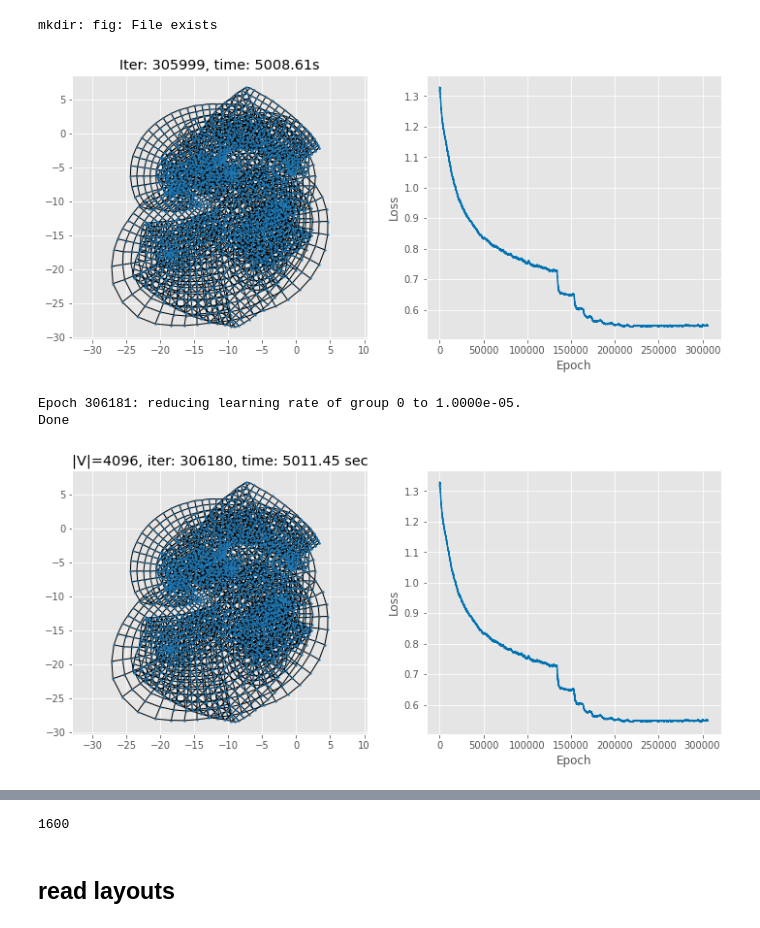
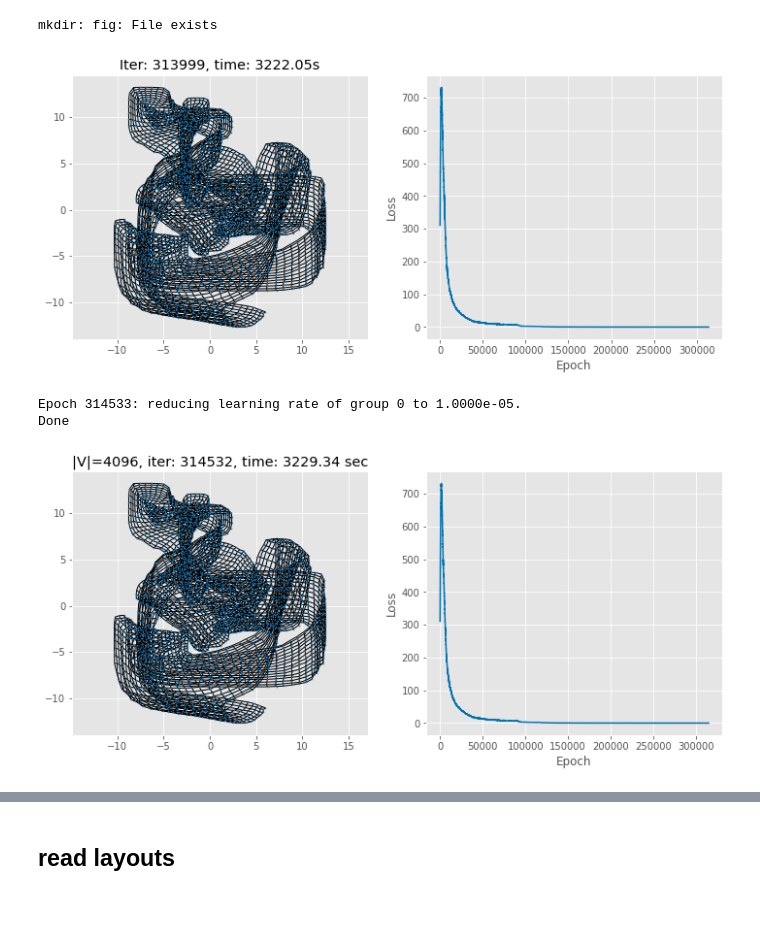
Before and after one commit to tiga1231/graph-drawing, a Jupyter notebook: runtime-analysis.ipynb, the cells around one changed output, grey strips where cells are left out. Saved outputs shown, nothing was run; the diff lists cells and outputs as text; code cells hidden in the pictures.

```diff
--- a/runtime-analysis.ipynb
+++ b/runtime-analysis.ipynb
@@ -74,18 +79,21 @@ minLR = 1e-5
 maxSampleSize = 256
 
 # for depth in range(3,11+1):## trees
-# for depth in range(1,8+1):## grids
-for depth in range(7,9):## grids
+for depth in range(1,8+1):## grids
+# for depth in range(6,8+1):
+
 # for depth in [3,4,5,]:## debug
 
+#     graphName, G = f'balanced_tree_2_{depth}', nx.balanced_tree(2,depth)
+    graphName, G = f'grid_2d_graph_16_{int(2**depth)}', nx.grid_2d_graph(16,int(2**depth))
+
+
+
+
     totalTime = 0
-    print('generating graph', end=' ')
-    graphName, G = f'grid_2d_graph_16_{int(2**depth)}', nx.grid_2d_graph(16,int(2**depth))
-#     graphName, G = f'balanced_tree_2_{depth}', nx.balanced_tree(2,depth)
-    print(f'of {len(G)} nodes')
-
-    print('Calculating all pairs shortest path', end='...')
+    print(f'Calculating all pairs shortest path of {len(G)} nodes', end='...')
     t0 = time.time()
+    maxDegree = max(dict(G.degree).values())
     D, k2i = utils.dict2tensor(dict(nx.all_pairs_shortest_path_length(G)))
     adj,_ = utils.dict2tensor(dict(G.adjacency()), fill=1, device=device)
     i2k = {i:k for k,i in k2i.items()}
@@ -105,12 +113,15 @@ for depth in range(7,9):## grids
 
 #     optimizer = optim.SGD([pos], lr=0.05, momentum=0.9, nesterov=True)
     optimizer = optim.RMSprop([pos], lr=0.1)
+
 #     patience = np.ceil(np.log2(len(G)))*100
 #     patience = max(100, int(len(G)/sampleSize)*100)##for trees
     patience = max(100, int(len(G)/sampleSize)*300)
+
 #     scheduler = None
     scheduler = optim.lr_scheduler.ReduceLROnPlateau(optimizer, factor=0.7, patience=patience,
-#                                                      threshold = 0.001, threshold_mode='abs',
+#                                                      threshold = 0.001, threshold_mode='abs', ## gabriel or edge uniformity
+#                                                      threshold = 0.01, threshold_mode='abs', ## crossings
                                                      min_lr=minLR, verbose=True)
 
     iterBar = tqdm(range(niter))
@@ -122,18 +133,16 @@ for depth in range(7,9):## grids
         t0 = time.time()
         optimizer.zero_grad()
 
-        criterionName = 'neighborhood_preseration'
+        criterionName = 'gabriel'
 #         loss = C.stress(pos, D, W, sampleSize)
-        loss = C.neighborhood_preseration(pos, G, adj, k2i, i2k, n_roots=2, depth_limit=2)
 #         loss = C.edge_uniformity(pos, G, k2i, sampleSize-1)
+#         loss = C.neighborhood_preseration(pos, G, adj, k2i, i2k, n_roots=2, depth_limit=2)
+#         loss = C.crossings(pos, G, k2i, niter=15, reg_coef=0.1, sampleSize=sampleSize)
+#         loss = C.crossing_angle_maximization(pos, G, k2i, i2k, sampleSize=10) ## slow for large sample size
 #         loss = C.aspect_ratio(pos, sampleSize)
-#         loss = C.crossing_angle_maximization(pos, G, k2i, i2k, sampleSize=10) ## slow for large sample size
+#         loss = C.angular_resolution(pos, G, k2i, sampleSize=sampleSize//maxDegree)
 #         loss = C.vertex_resolution(pos, sampleSize, target=1/len(G)**0.5)
-#         loss = 0.1*C.gabriel(pos, G, k2i, sampleSize=int(sampleSize**0.5))
-
-    #     ## TODO: do the following efficiently and stochastically
-#         loss += 1*C.crossings(pos, G, k2i, sampleSize=50)
-    #     loss += 0.5 * C.angular_resolution(pos, G, k2i, sampleSize)## reyan's working on it
+        loss = 0.1*C.gabriel(pos, G, k2i, sampleSize=int(sampleSize**0.5))
 
         loss.backward()
         pos.grad.clamp_(-gClamp, gClamp)
@@ -158,34 +167,34 @@ for depth in range(7,9):## grids
             x = pos.detach().cpu().numpy()
             xPath.append(x.copy())
 
         ##vis
         if shouldVis and i % visIter == visIter-1:
             x = pos.detach().cpu().numpy()
             pos_i = {k: x[k2i[k], :2] for k in G.nodes}
             display.clear_output(wait=True)
             vis.plot(G, pos_i, lossCurve, [], i, totalTime, edge=True, show=True, save=False)
 
         if optimizer.param_groups[0]['lr'] <= minLR:
             print('Done')
             break
     runtime.append([graphName, criterionName, len(G), i, totalTime])
     runtime2csv(runtime[-1:])
 
 
     ## show final result
     x = pos.detach().cpu().numpy()
     pos_i = {k: x[k2i[k], :2] for k in G.nodes}
     ## save layouts
     for k in G.nodes:
         G.nodes[k]['pos'] = pos_i[k]
     nx.write_gpickle(G, f'layouts/{graphName}-{criterionName}-iter{i}.gpickle')
 
     vis.plot(G, pos_i, lossCurve, [], i, totalTime,
              show=True,
              save=True, saveName=f'fig/{graphName}-{criterionName}-iter{i}.png',
              title=f'|V|={len(G)}, iter: {i}, time: {totalTime:.2f} sec')
 # %% [output]
-[figure, old version]
+[figure, new version]
-Epoch 306181: reducing learning rate of group 0 to 1.0000e-05.
+Epoch 314533: reducing learning rate of group 0 to 1.0000e-05.
 Done
-[figure, old version]
+[figure, new version]
@@ -194,8 +203,3 @@ Wall time: 2h 11min 59s
-# %%
-import importlib
-vis = importlib.reload(vis)
-# %% [output]
-1600
 # %% [markdown]
 ## read layouts
 # %%
```
Also changed, not shown: parts of 3 cells of this notebook, 5 other files.
